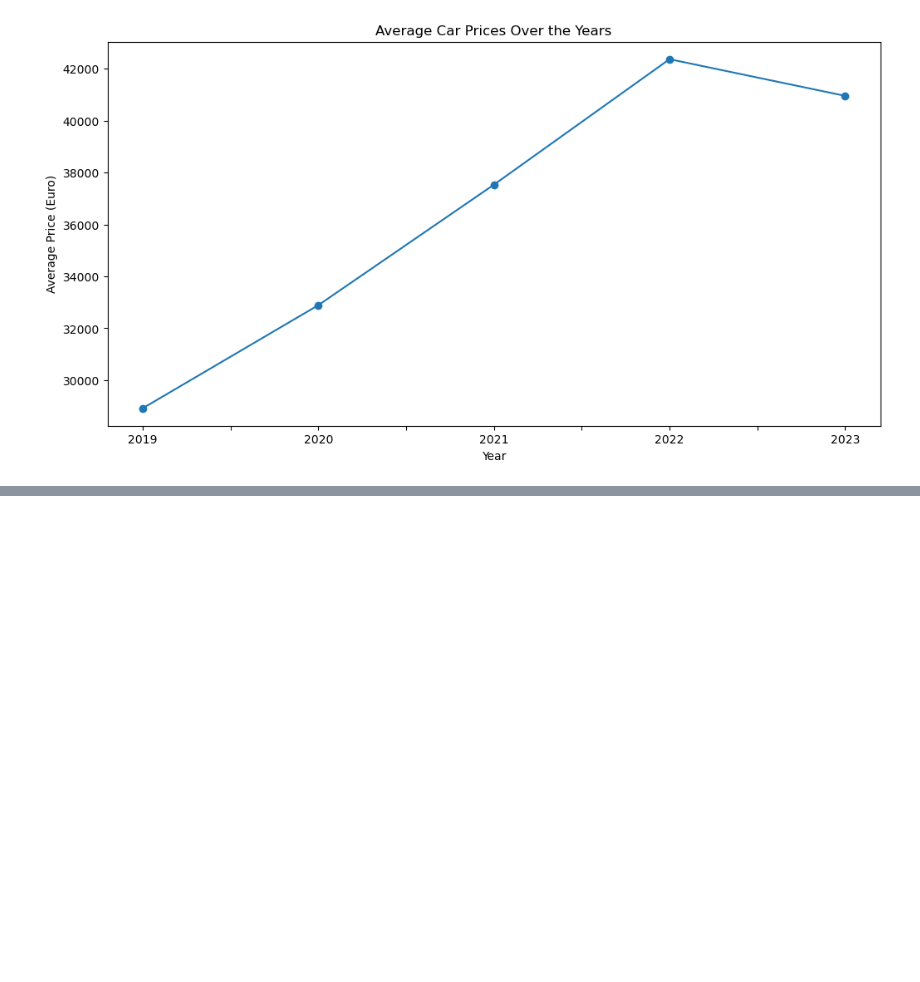
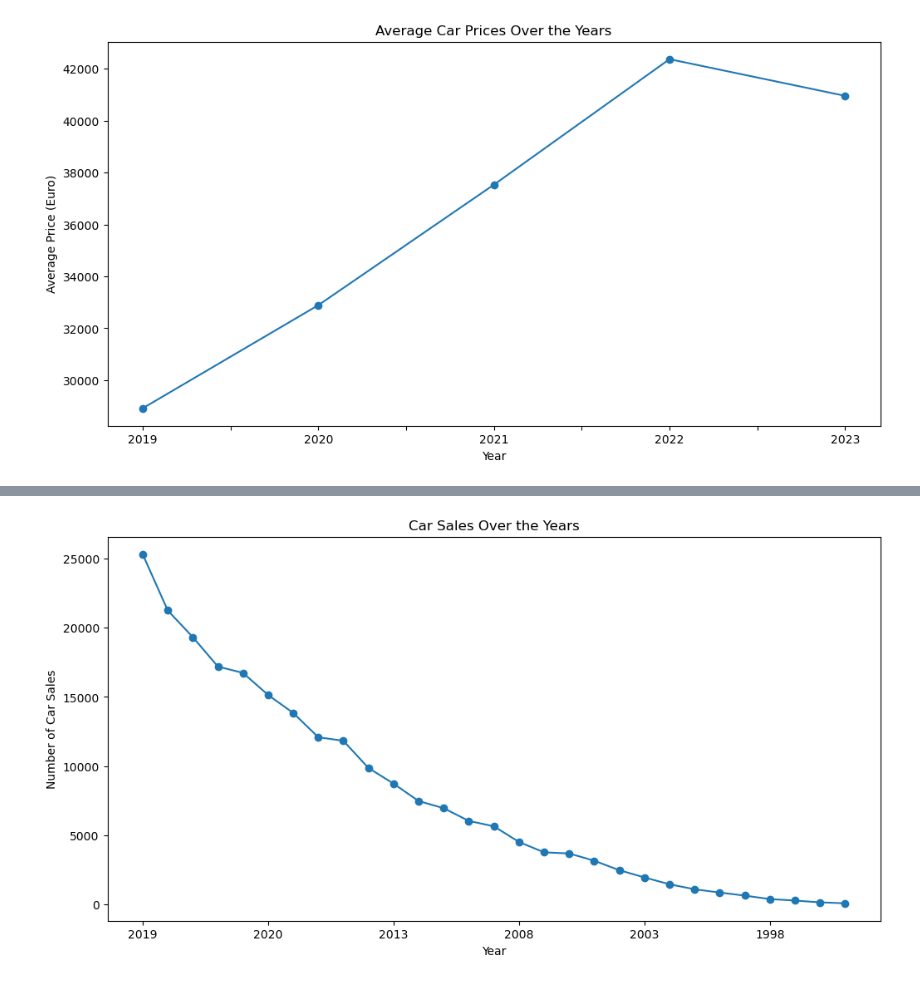
Before and after one commit to AADHIP09/EDA_Project_1_Group_5, a Jupyter notebook: Question1_Year_trend.ipynb, the cells around one changed output, grey strips where cells are left out. Saved outputs shown, nothing was run; the diff lists cells and outputs as text; code cells hidden in the pictures; blank space fills up the shorter version.

```diff
--- a/Question1_Price_Year_trend.ipynb
+++ b/Question1_Year_trend.ipynb
@@ -87,3 +87,6 @@ plt.ylabel('Average Price (Euro)')
 plt.show()
 # %% [output]
 [figure]
+# %%
+yearly_sales = df_all['year'].value_counts()
+yearly_sales.sort_index(ascending=True)
@@ -89,0 +111,9 @@ plt.show()
+# %%
+plt.figure(figsize=(12, 6))
+yearly_sales.plot(marker='o')
+plt.title('Car Sales Over the Years')
+plt.xlabel('Year')
+plt.ylabel('Number of Car Sales')
+plt.show()
+# %% [output]
+[figure, added]
```
Also changed, not shown: parts of 3 cells of this notebook.
